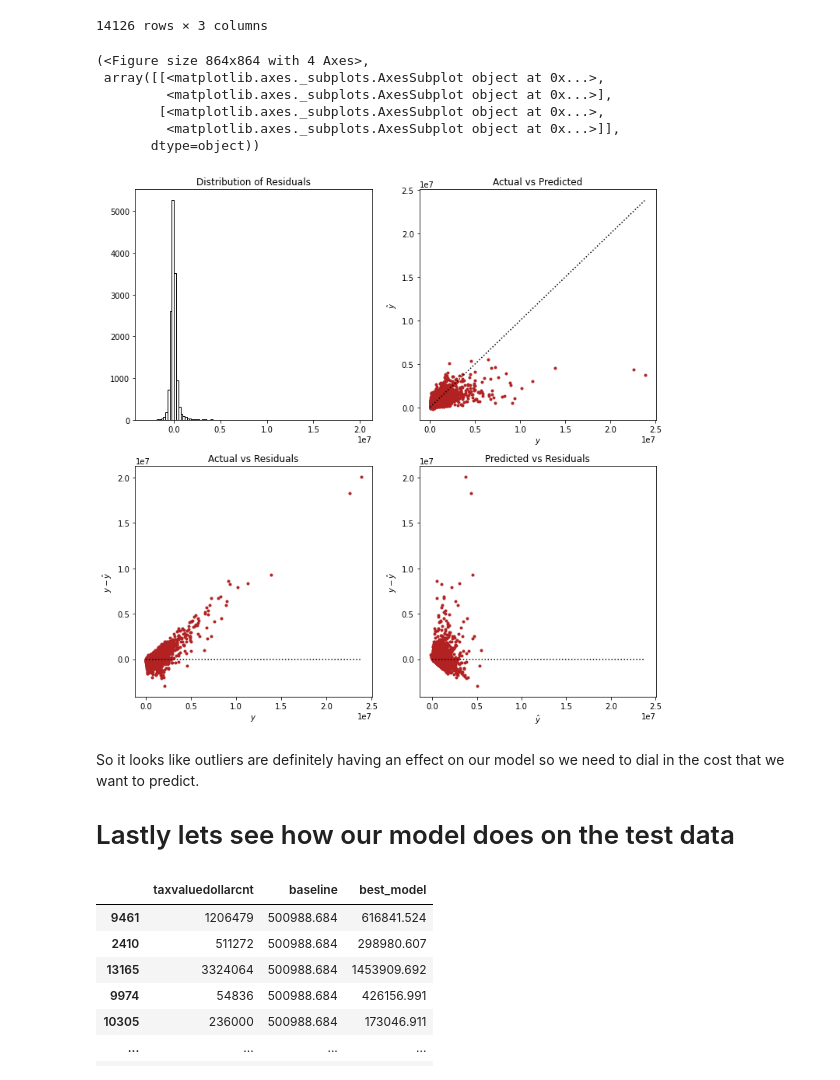
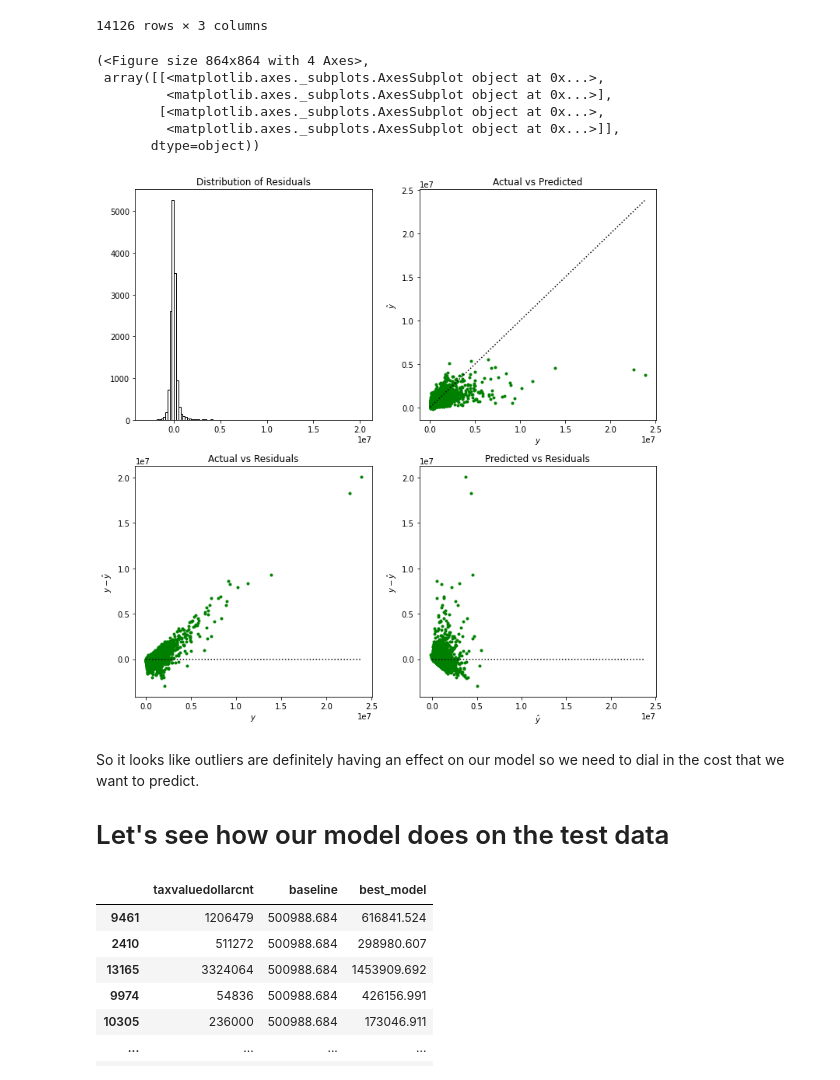
Before and after one commit to RyanMcCall/zillow_ds, a Jupyter notebook: modeling.ipynb, the cells around one changed output. Drawn from its saved outputs; the diff is of its cells as text; code cells hidden in the pictures.

```diff
--- a/modeling.ipynb
+++ b/modeling.ipynb
@@ -317,22 +326,22 @@ predictions
 | 343 | 652227 | 506255.093374 | 406142.303512 |
 14126 rows × 3 columns
 # %%
-def zplot_residuals(actual, predicted):
+def zplot_residuals(actual, predicted, color):
     residuals = actual - predicted
 
     fig, axs = plt.subplots(2, 2, figsize=(12, 12))
     axs[0, 0].hist(residuals, bins=100, ec='black', fc='white')
     axs[0, 0].set(title="Distribution of Residuals")
 
-    axs[0, 1].scatter(actual, predicted, marker='.', c='firebrick')
+    axs[0, 1].scatter(actual, predicted, marker='.', c=color)
     axs[0, 1].plot([actual.min(), actual.max()], [actual.min(), actual.max()], ls=':', color='black')
     axs[0, 1].set(title="Actual vs Predicted", xlabel="$y$", ylabel=r"$\hat{y}$")
 
-    axs[1, 0].scatter(actual, residuals, marker='.', c='firebrick')
+    axs[1, 0].scatter(actual, residuals, marker='.', c=color)
     axs[1, 0].hlines(0, actual.min(), actual.max(), ls=':', color='black')
     axs[1, 0].set(title="Actual vs Residuals", xlabel="$y$", ylabel=r"$y - \hat{y}$")
 
-    axs[1, 1].scatter(predicted, residuals, marker='.', c='firebrick')
+    axs[1, 1].scatter(predicted, residuals, marker='.', c=color)
     axs[1, 1].hlines(0, actual.min(), actual.max(), ls=':', color='black')
     axs[1, 1].set(
         title="Predicted vs Residuals", xlabel=r"$\hat{y}$", ylabel=r"$y - \hat{y}$"
@@ -340,19 +349,19 @@ def zplot_residuals(actual, predicted):
 
     return fig, axs
 # %%
-zplot_residuals(predictions.taxvaluedollarcnt, predictions.best_model)
+zplot_residuals(predictions.taxvaluedollarcnt, predictions.best_model, 'green')
 # %% [output]
 (<Figure size 864x864 with 4 Axes>,
  array([[<matplotlib.axes._subplots.AxesSubplot object at 0x...>,
          <matplotlib.axes._subplots.AxesSubplot object at 0x...>],
         [<matplotlib.axes._subplots.AxesSubplot object at 0x...>,
          <matplotlib.axes._subplots.AxesSubplot object at 0x...>]],
        dtype=object))
-[figure, old version]
+[figure, new version]
 # %% [markdown]
 So it looks like outliers are definitely having an effect on our model so we need to dial in the cost that we want to predict.
 
-# Lastly lets see how our model does on the test data
+# Let's see how our model does on the test data
 # %%
 predictions = pd.DataFrame(ytest)
 predictions['baseline'] = ytest.mean()
```
Also changed, not shown: parts of 8 cells of this notebook.
